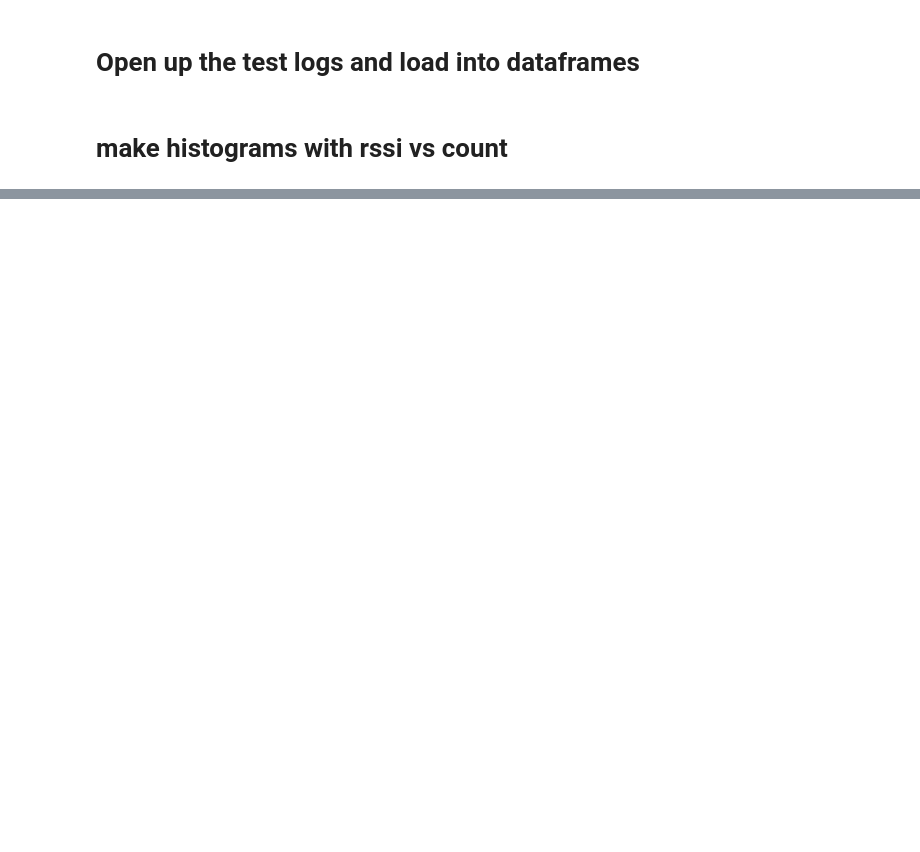
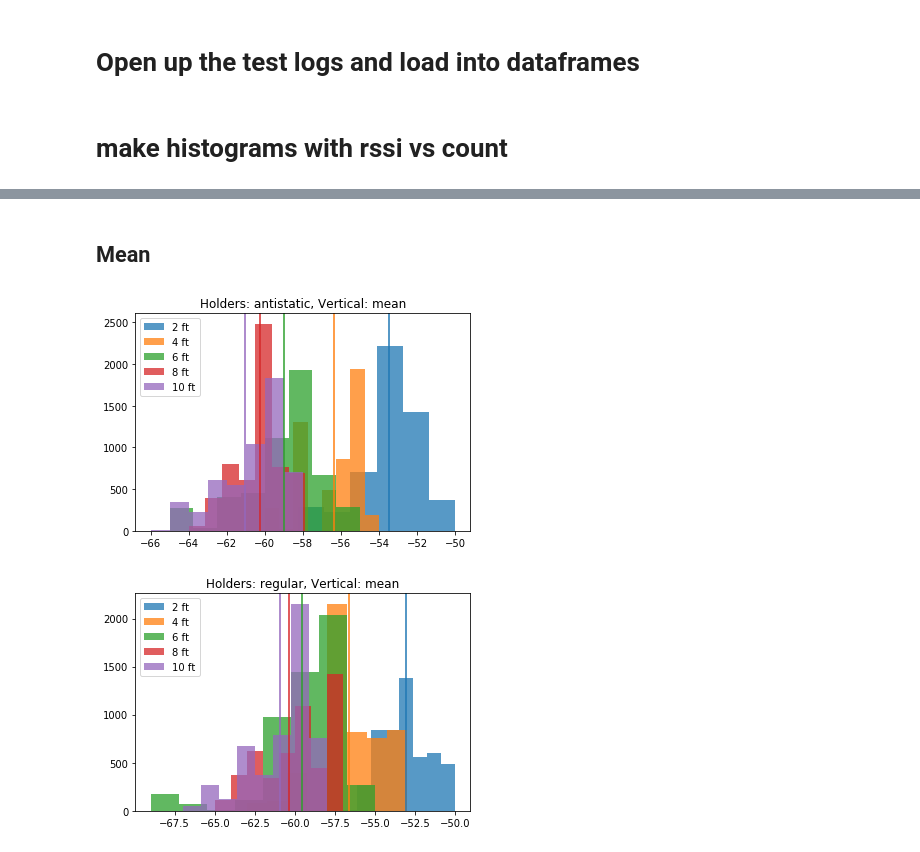
Before and after one commit to HumanDynamics/openbadge, a Jupyter notebook: holderTests/holder_analysis.ipynb, the cells around one changed output, grey strips where cells are left out. Drawn from its saved outputs; the diff is of its cells as text; code cells hidden in the pictures; blank space fills up the shorter version.

```diff
--- a/holderTests/holder_analysis.ipynb
+++ b/holderTests/holder_analysis.ipynb
@@ -89,0 +124,8 @@ plt.show()
+# %% [markdown]
+## Mean
+# %%
+plot_all_distances(holders="antistatic", vert="mean")
+plot_all_distances(holders="regular", vert="mean")
+# %% [output]
+[figure, added]
+[figure, added]
```
Also changed, not shown: parts of 21 cells of this notebook.
